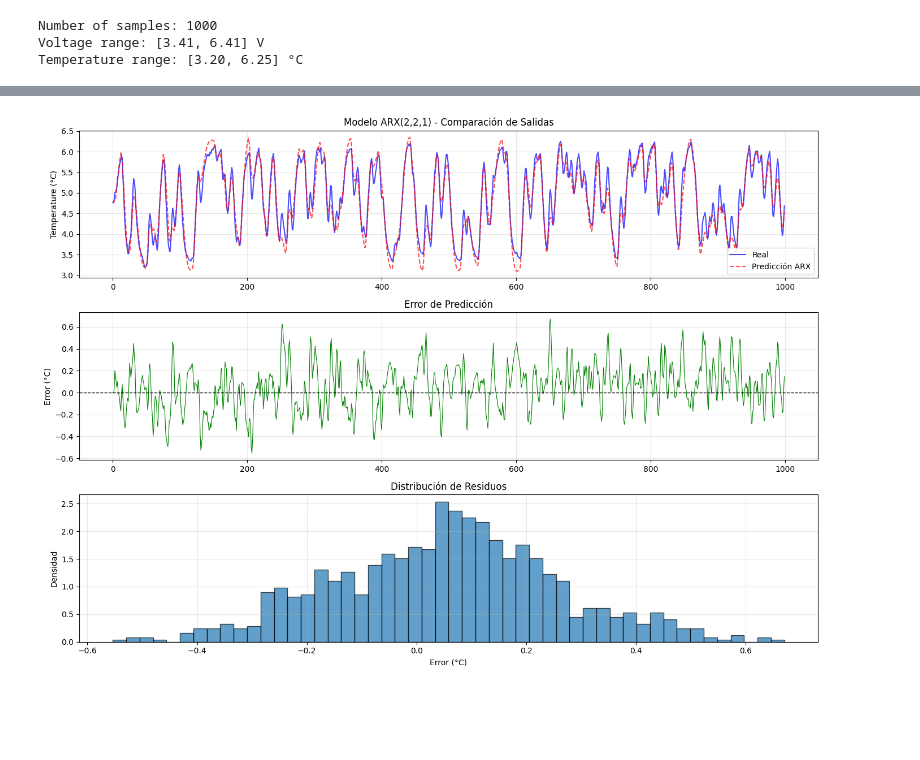
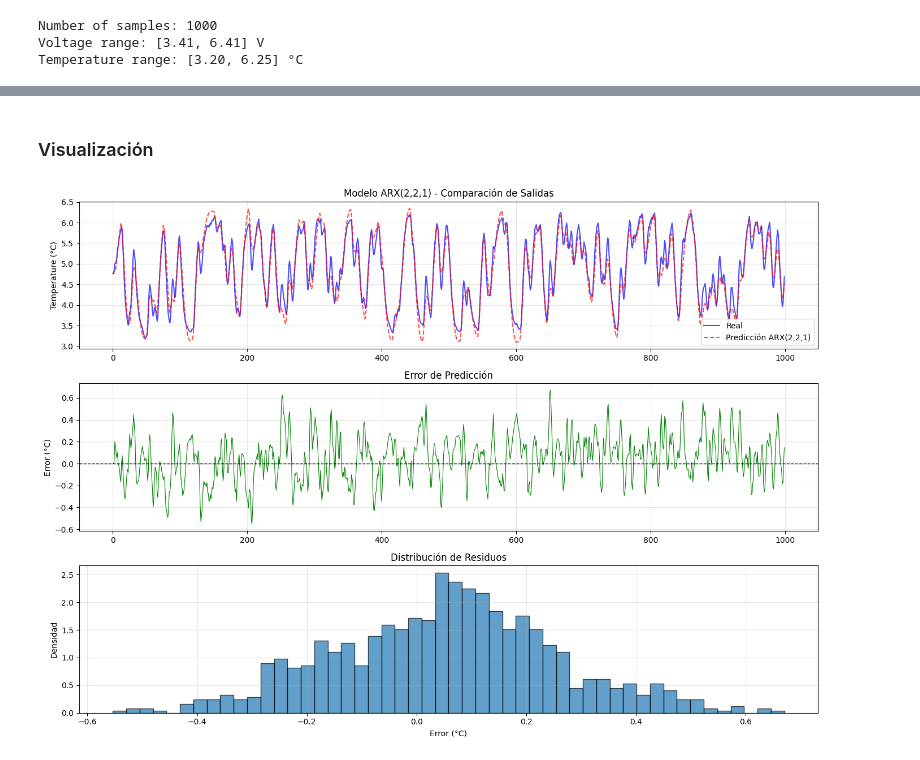
Before and after one commit to DaniDotExe/Modelado1, a Jupyter notebook: ARX.ipynb, the cells around one changed output, grey strips where cells are left out. Cells and saved outputs as stored; diff of their text form; code cells hidden in the pictures; blank space fills up the shorter version.

```diff
--- a/ARX.ipynb
+++ b/ARX.ipynb
@@ -143,0 +153,17 @@ FIT:  74.65%
+# %%
+resultado = arx_221(u, y)
+
+print(f"\nEcuación del modelo:")
+print(f"y(t) = {resultado['a1']:.6f}*y(t-1) + {resultado['a2']:.6f}*y(t-2) + "
+      f"{resultado['b1']:.6f}*u(t-1) + {resultado['b2']:.6f}*u(t-2)")
+print()
+print(f"Polinomio A(q^-1) = 1 + ({-resultado['a1']:.6f})q^-1 + ({-resultado['a2']:.6f})q^-2")
+print(f"Polinomio B(q^-1) = ({resultado['b1']:.6f})q^-1 + ({resultado['b2']:.6f})q^-2")
+
+print(f"\n{'=' * 60}")
+print("MÉTRICAS DE AJUSTE")
+print("=" * 60)
+print(f"MSE:  {resultado['mse']:.6f}")
+print(f"RMSE: {resultado['rmse']:.6f}")
+print(f"FIT:  {resultado['fit']:.2f}%")
+print("=" * 60)
@@ -144,36 +184,31 @@ FIT:  74.65%
+# %% [markdown]
+### Visualización
 # %%
-# Definir parámetros del modelo ARX (basado en el paso anterior: ARX(2,2,1))
-na = 2
-nb = 2
-nk = 1
-max_lag = 2  # Para omitir los primeros valores en el histograma de residuos
-
-# Gráficas
 fig, axes = plt.subplots(3, 1, figsize=(14, 10))
 
 # Gráfica 1: Salida real vs predicha
 axes[0].plot(y, 'b-', label='Real', linewidth=1.5, alpha=0.7)
-axes[0].plot(y_pred, 'r--', label='Predicción ARX', linewidth=1.5, alpha=0.7)
+axes[0].plot(resultado['y_pred'], 'r--', label='Predicción ARX(2,2,1)', linewidth=1.5, alpha=0.7)
 axes[0].set_ylabel('Temperature (°C)', fontsize=10)
-axes[0].set_title(f'Modelo ARX({na},{nb},{nk}) - Comparación de Salidas', fontsize=12)
+axes[0].set_title('Modelo ARX(2,2,1) - Comparación de Salidas', fontsize=12)
 axes[0].legend()
 axes[0].grid(True, alpha=0.3)
 
 # Gráfica 2: Error de predicción
-axes[1].plot(error, 'g-', linewidth=0.8)
+axes[1].plot(resultado['error'], 'g-', linewidth=0.8)
 axes[1].axhline(y=0, color='k', linestyle='--', linewidth=1)
 axes[1].set_ylabel('Error (°C)', fontsize=10)
 axes[1].set_title('Error de Predicción', fontsize=12)
 axes[1].grid(True, alpha=0.3)
 
-# Gráfica 3: Histograma de residuos (distribución de residuos)
-axes[2].hist(error[max_lag:], bins=50, density=True, alpha=0.7, edgecolor='black')
+# Gráfica 3: Histograma de residuos
+axes[2].hist(resultado['error'][2:], bins=50, density=True, alpha=0.7, edgecolor='black')
 axes[2].set_xlabel('Error (°C)', fontsize=10)
 axes[2].set_ylabel('Densidad', fontsize=10)
 axes[2].set_title('Distribución de Residuos', fontsize=12)
 axes[2].grid(True, alpha=0.3)
 
 plt.tight_layout()
 plt.show()
 # %% [output]
-[figure, old version]
+[figure, new version]
```
Also changed, not shown: parts of 5 cells of this notebook.
